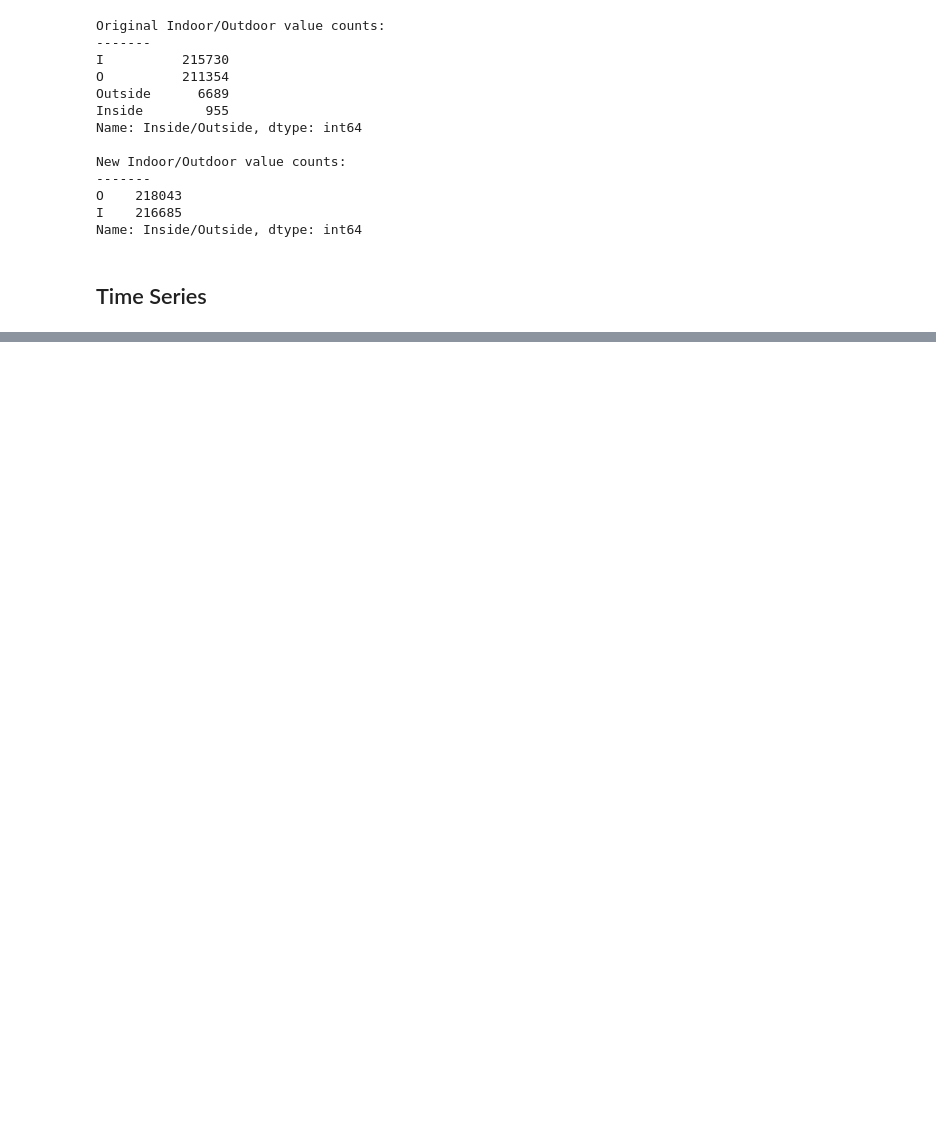
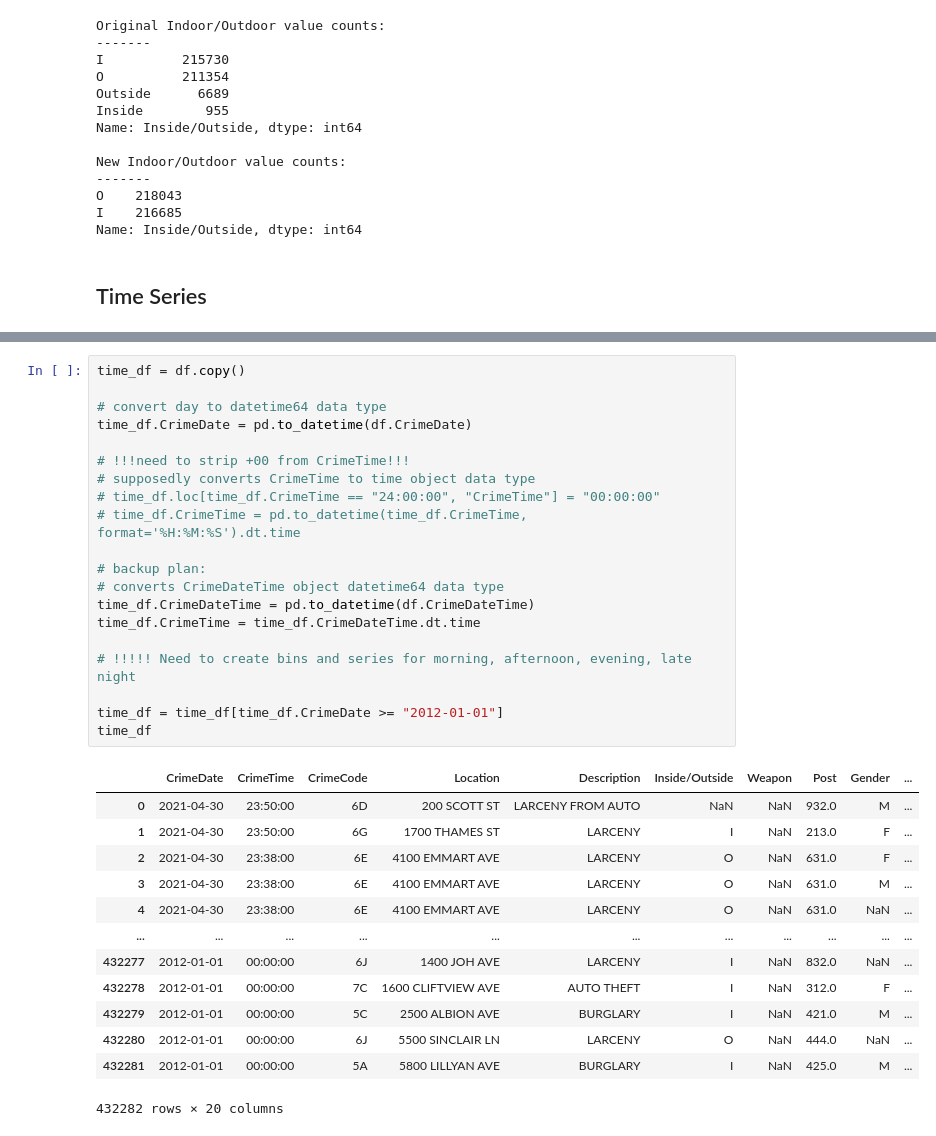
Before and after one commit to johbry17/Crime-in-Baltimore, a Jupyter notebook: exploratory_2012_2021.ipynb, the cells around one changed output, grey strips where cells are left out. Drawn from its saved outputs; the diff is of its cells as text; blank space fills up the shorter version.

```diff
--- a/exploratory_2012_2021.ipynb
+++ b/exploratory_2012_2021.ipynb
@@ -164,0 +150,34 @@ time_df
+# %%
+time_df = df.copy()
+
+# convert day to datetime64 data type
+time_df.CrimeDate = pd.to_datetime(df.CrimeDate)
+
+# !!!need to strip +00 from CrimeTime!!!
+# supposedly converts CrimeTime to time object data type
+# time_df.loc[time_df.CrimeTime == "24:00:00", "CrimeTime"] = "00:00:00"
+# time_df.CrimeTime = pd.to_datetime(time_df.CrimeTime, format='%H:%M:%S').dt.time
+
+# backup plan:
+# converts CrimeDateTime object datetime64 data type
+time_df.CrimeDateTime = pd.to_datetime(df.CrimeDateTime)
+time_df.CrimeTime = time_df.CrimeDateTime.dt.time
+
+# !!!!! Need to create bins and series for morning, afternoon, evening, late night
+
+time_df = time_df[time_df.CrimeDate >= "2012-01-01"]
+time_df
+# %% [output]
+|  | CrimeDate | CrimeTime | CrimeCode | Location | Description | Inside/Outside | Weapon | Post | Gender | ... |
+| 0 | 2021-04-30 | 23:50:00 | 6D | 200 SCOTT ST | LARCENY FROM AUTO | NaN | NaN | 932.0 | M | ... |
+| 1 | 2021-04-30 | 23:50:00 | 6G | 1700 THAMES ST | LARCENY | I | NaN | 213.0 | F | ... |
+| 2 | 2021-04-30 | 23:38:00 | 6E | 4100 EMMART AVE | LARCENY | O | NaN | 631.0 | F | ... |
+| 3 | 2021-04-30 | 23:38:00 | 6E | 4100 EMMART AVE | LARCENY | O | NaN | 631.0 | M | ... |
+| 4 | 2021-04-30 | 23:38:00 | 6E | 4100 EMMART AVE | LARCENY | O | NaN | 631.0 | NaN | ... |
+| ... | ... | ... | ... | ... | ... | ... | ... | ... | ... | ... |
+| 432277 | 2012-01-01 | 00:00:00 | 6J | 1400 JOH AVE | LARCENY | I | NaN | 832.0 | NaN | ... |
+| 432278 | 2012-01-01 | 00:00:00 | 7C | 1600 CLIFTVIEW AVE | AUTO THEFT | I | NaN | 312.0 | F | ... |
+| 432279 | 2012-01-01 | 00:00:00 | 5C | 2500 ALBION AVE | BURGLARY | I | NaN | 421.0 | M | ... |
+| 432280 | 2012-01-01 | 00:00:00 | 6J | 5500 SINCLAIR LN | LARCENY | O | NaN | 444.0 | NaN | ... |
+| 432281 | 2012-01-01 | 00:00:00 | 5A | 5800 LILLYAN AVE | BURGLARY | I | NaN | 425.0 | M | ... |
+432282 rows × 20 columns
```
Also changed, not shown: parts of 14 cells of this notebook, 1 other file.
